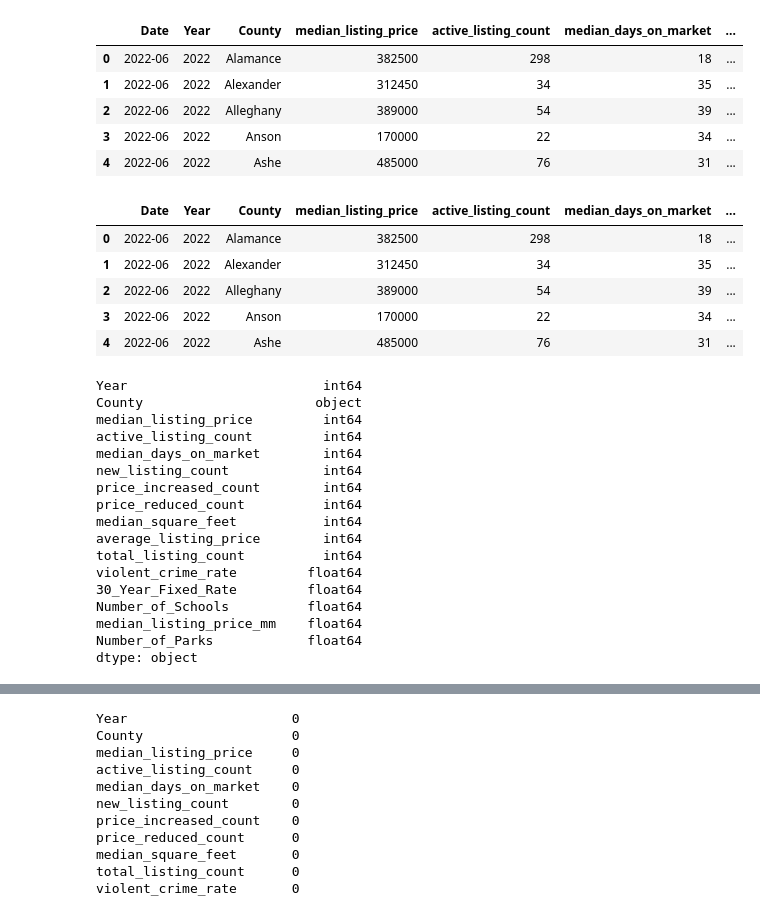
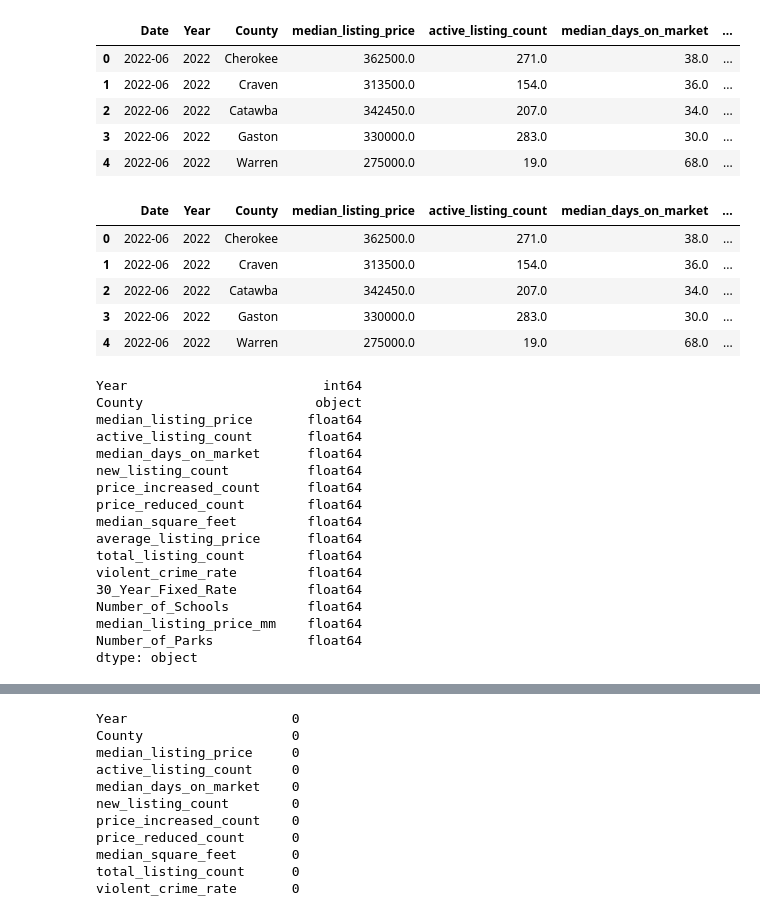
Before and after one commit to ksommerdorf/FinalProject, a Jupyter notebook: notebook/random_forest_regressor_week3.ipynb, the cells around one changed output, grey strips where cells are left out. Drawn from its saved outputs; the diff is of its cells as text; code cells hidden in the pictures.

```diff
--- a/notebook/random_forest_regressor_week3.ipynb
+++ b/notebook/random_forest_regressor_week3.ipynb
@@ -9,40 +9,40 @@ import matplotlib.pyplot as plt
 import seaborn as sns
 from sklearn.preprocessing import StandardScaler, MinMaxScaler
 # %%
-df = pd.read_csv(r'C:\Users\earth\Desktop\class_folder\FinalProject\Resources\filled_final_table.csv')
+df = pd.read_csv(r'C:\Users\earth\Desktop\class_folder\FinalProject\Resources\final_table.csv')
 df.head()
 # %% [output]
 |  | Date | Year | County | median_listing_price | active_listing_count | median_days_on_market | ... |
-| 0 | 2022-06 | 2022 | Alamance | 382500 | 298 | 18 | ... |
-| 1 | 2022-06 | 2022 | Alexander | 312450 | 34 | 35 | ... |
-| 2 | 2022-06 | 2022 | Alleghany | 389000 | 54 | 39 | ... |
-| 3 | 2022-06 | 2022 | Anson | 170000 | 22 | 34 | ... |
-| 4 | 2022-06 | 2022 | Ashe | 485000 | 76 | 31 | ... |
+| 0 | 2022-06 | 2022 | Cherokee | 362500.0 | 271.0 | 38.0 | ... |
+| 1 | 2022-06 | 2022 | Craven | 313500.0 | 154.0 | 36.0 | ... |
+| 2 | 2022-06 | 2022 | Catawba | 342450.0 | 207.0 | 34.0 | ... |
+| 3 | 2022-06 | 2022 | Gaston | 330000.0 | 283.0 | 30.0 | ... |
+| 4 | 2022-06 | 2022 | Warren | 275000.0 | 19.0 | 68.0 | ... |
 # %%
 df['violent_crime_rate']= df['violent_crime_rate'].str.replace(',','').astype(float)
 df.head()
 # %% [output]
 |  | Date | Year | County | median_listing_price | active_listing_count | median_days_on_market | ... |
-| 0 | 2022-06 | 2022 | Alamance | 382500 | 298 | 18 | ... |
-| 1 | 2022-06 | 2022 | Alexander | 312450 | 34 | 35 | ... |
-| 2 | 2022-06 | 2022 | Alleghany | 389000 | 54 | 39 | ... |
-| 3 | 2022-06 | 2022 | Anson | 170000 | 22 | 34 | ... |
-| 4 | 2022-06 | 2022 | Ashe | 485000 | 76 | 31 | ... |
+| 0 | 2022-06 | 2022 | Cherokee | 362500.0 | 271.0 | 38.0 | ... |
+| 1 | 2022-06 | 2022 | Craven | 313500.0 | 154.0 | 36.0 | ... |
+| 2 | 2022-06 | 2022 | Catawba | 342450.0 | 207.0 | 34.0 | ... |
+| 3 | 2022-06 | 2022 | Gaston | 330000.0 | 283.0 | 30.0 | ... |
+| 4 | 2022-06 | 2022 | Warren | 275000.0 | 19.0 | 68.0 | ... |
 # %%
 df_new1 = df.drop(['Date'], axis=1)
 df_new1.dtypes
 # %% [output]
 Year                         int64
 County                      object
-median_listing_price         int64
-active_listing_count         int64
-median_days_on_market        int64
-new_listing_count            int64
-price_increased_count        int64
-price_reduced_count          int64
-median_square_feet           int64
-average_listing_price        int64
-total_listing_count          int64
+median_listing_price       float64
+active_listing_count       float64
+median_days_on_market      float64
+new_listing_count          float64
+price_increased_count      float64
+price_reduced_count        float64
+median_square_feet         float64
+average_listing_price      float64
+total_listing_count        float64
 violent_crime_rate         float64
 30_Year_Fixed_Rate         float64
 Number_of_Schools          float64
```
Also changed, not shown: parts of 9 cells of this notebook, 1 other file.
